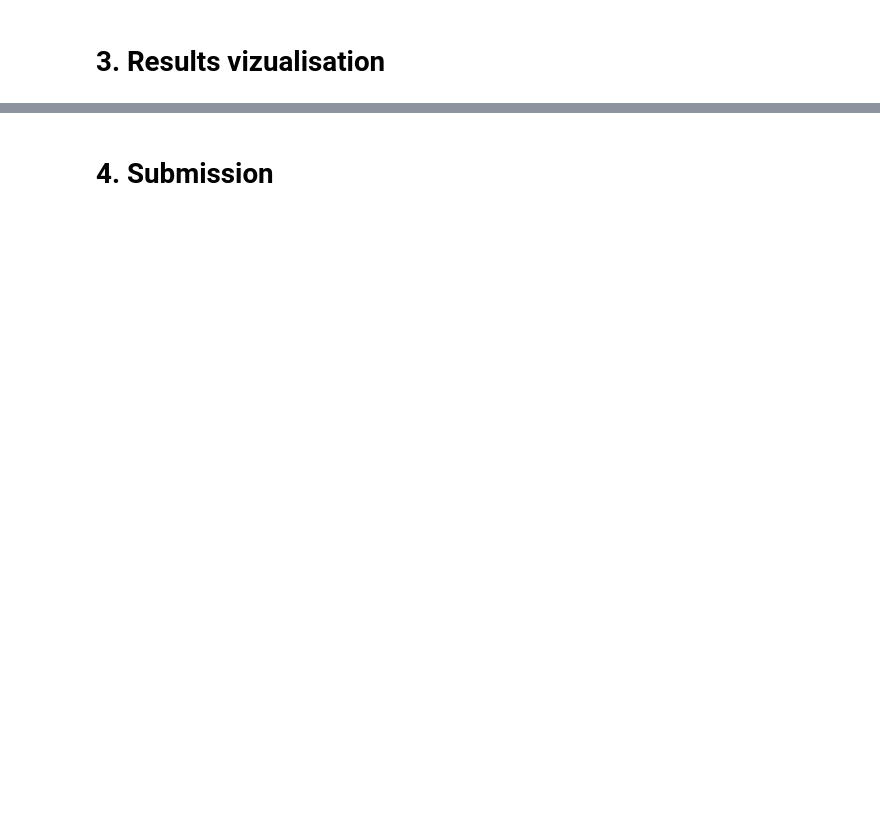
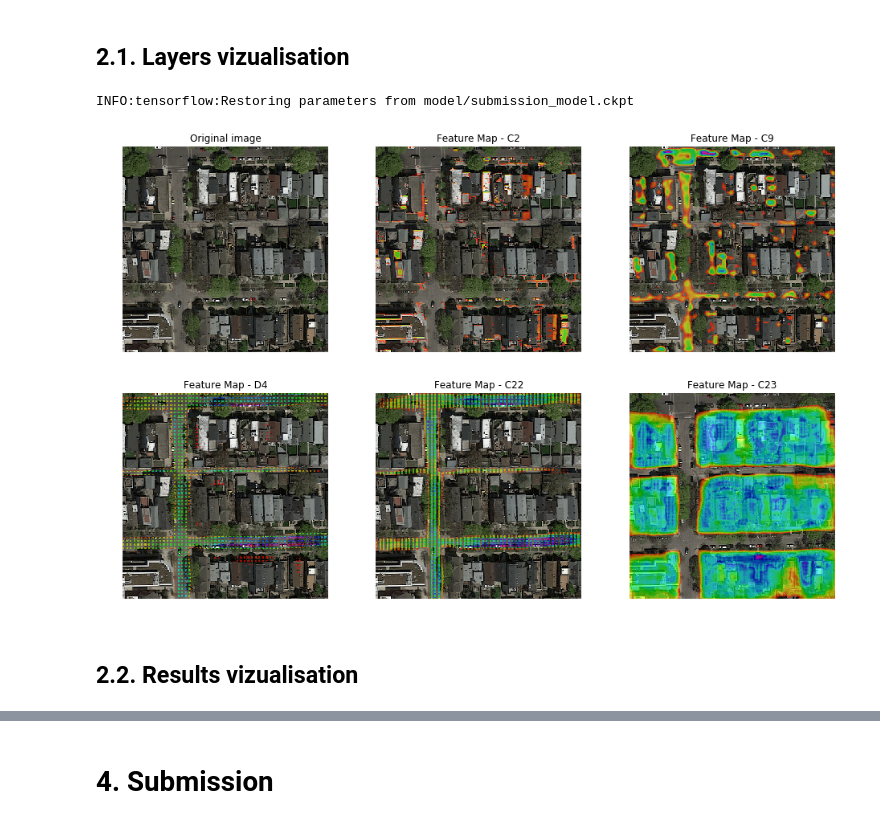
Before and after one commit to MLElec/ML_course, a Jupyter notebook: projects/project2/project_road_segmentation/project2.ipynb, the cells around one changed output, grey strips where cells are left out. Saved outputs shown, nothing was run; the diff lists cells and outputs as text; code cells hidden in the pictures; blank space fills up the shorter version.

Commit message:
modif layer display

```diff
--- a/projects/project2/project_road_segmentation/project2.ipynb
+++ b/projects/project2/project_road_segmentation/project2.ipynb
@@ -33,0 +69,2 @@ m.plot_stats('model/submission_model_stats.npy')
+# %% [markdown]
+## 2.1. Layers vizualisation
@@ -33,0 +74,4 @@ m.plot_stats('model/submission_model_stats.npy')
+# %%
+layers, labels = m.get_model_layers(train_imgs[0], file_save)
+# %% [output]
+INFO:tensorflow:Restoring parameters from model/submission_model.ckpt
@@ -34,2 +80,19 @@ m.plot_stats('model/submission_model_stats.npy')
+# %%
+from skimage.transform import resize
+
+plt.figure(figsize=(16,16))
+ax = plt.subplot(3,3,1)
+ax.imshow(train_imgs[0]); ax.axis('off'); ax.set_title('Original image')
+
+for i, l in enumerate(layers):
+    ax = plt.subplot(3,3,2+i)
+    max_vals = np.max(l, axis=(1,2))
+    id_max = np.argmax(max_vals)
+    res = resize(l[0, :, :, id_max]/np.max(l), (400, 400), mode='constant')
+    masked = np.ma.masked_where(res < 0.1, res)
+    ax.imshow(train_imgs[0]); ax.imshow(masked, alpha=0.6, cmap='hsv')
+    ax.axis('off'); ax.set_title('Feature Map - {}'.format(labels[i]))
+# %% [output]
+[figure, added]
 # %% [markdown]
-# 3. Results vizualisation
+## 2.2. Results vizualisation
```
Also changed, not shown: parts of 22 cells of this notebook, 1 other file.
